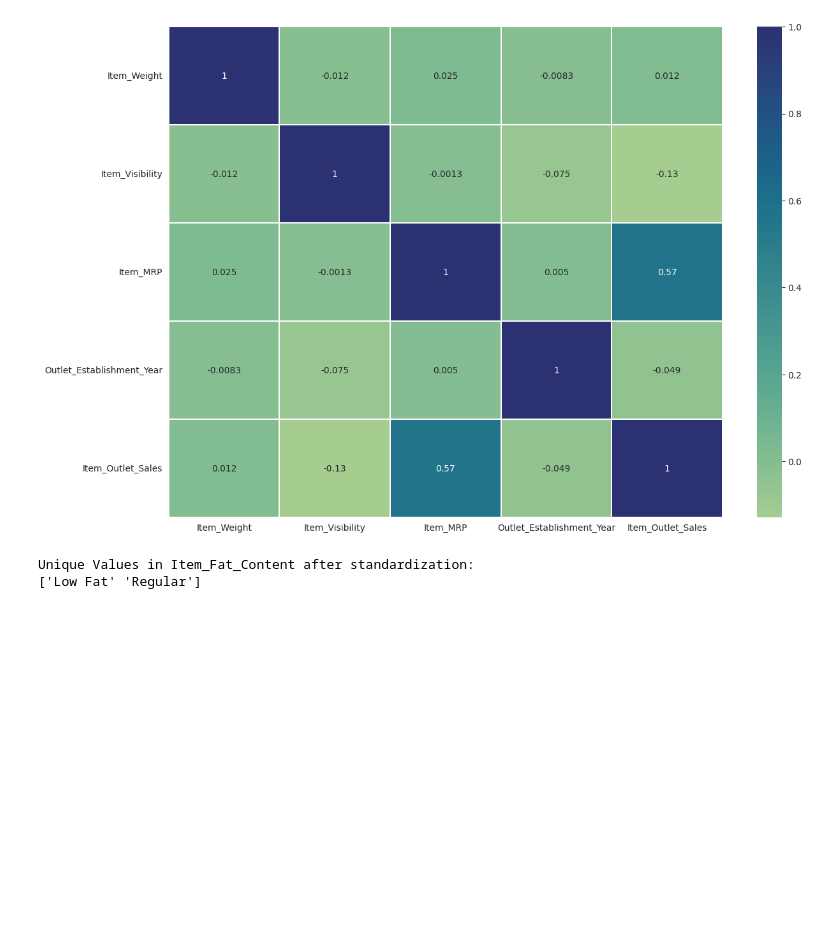
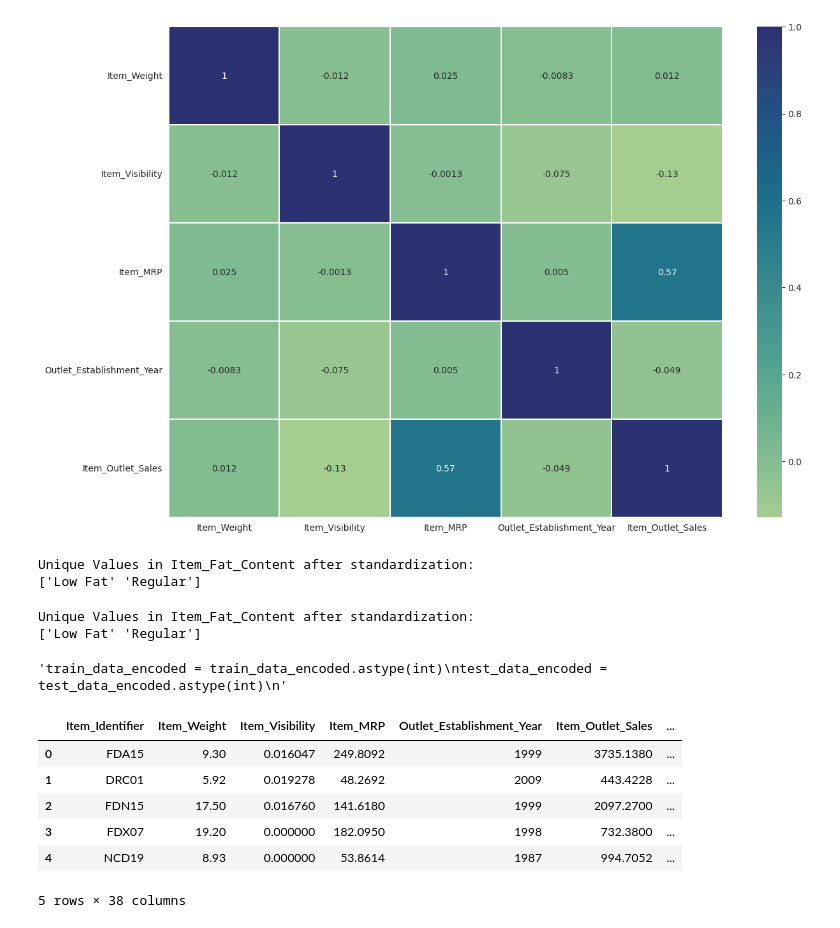
Before and after one commit to AromaDsouza/BigMart_Sales_Prediction, a Jupyter notebook: BigMart_Sales_Prediction.ipynb, the cells around one changed output. Saved outputs shown, nothing was run; the diff lists cells and outputs as text; code cells hidden in the pictures; blank space fills up the shorter version.

```diff
--- a/BigMart_Sales_Prediction.ipynb
+++ b/BigMart_Sales_Prediction.ipynb
@@ -223,8 +236,5 @@ train_data['Outlet_Size'].fillna(train_data['Outlet_Size'].mode()[0], inplace=Tr
 # %%
 #Preprocessing the test data
 
-item_weight_mean = train_data['Item_Weight'].mean()
-outlet_size_mode = train_data['Outlet_Size'].mode()[0]
-
-train_data['Item_Weight'].fillna(item_weight_mean, inplace=True)
-train_data['Outlet_Size'].fillna(outlet_size_mode, inplace=True)
+test_data['Item_Weight'].fillna(train_data['Item_Weight'].mean(), inplace=True)
+test_data['Outlet_Size'].fillna(train_data['Outlet_Size'].mode()[0], inplace=True)
@@ -411,3 +358,40 @@ print(train_data['Item_Fat_Content'].unique())
 # %% [output]
 Unique Values in Item_Fat_Content after standardization:
 ['Low Fat' 'Regular']
+# %%
+#Standardizing the Item_Fat_Content for train data
+test_data['Item_Fat_Content'] = train_data['Item_Fat_Content'].replace({
+    'low fat' : 'Low Fat',
+    'LF' : 'Low Fat',
+    'reg' : 'Regular'
+})
+
+print("Unique Values in Item_Fat_Content after standardization: ")
+print(train_data['Item_Fat_Content'].unique())
+# %% [output]
+Unique Values in Item_Fat_Content after standardization:
+['Low Fat' 'Regular']
+# %%
+#OneHotEncoding
+
+columns_to_encode = ['Item_Fat_Content', 'Item_Type','Outlet_Identifier', 'Outlet_Size','Outlet_Location_Type','Outlet_Type']
+columns_to_encode = [col for col in columns_to_encode if col in train_data.columns]
+
+train_data_encoded = pd.get_dummies(train_data, columns= columns_to_encode, drop_first=True)
+test_data_encoded = pd.get_dummies(test_data, columns = columns_to_encode, drop_first=True)
+# %%
+'''train_data_encoded = train_data_encoded.astype(int)
+test_data_encoded = test_data_encoded.astype(int)
+'''
+# %% [output]
+'train_data_encoded = train_data_encoded.astype(int)\ntest_data_encoded = test_data_encoded.astype(int)\n'
+# %%
+train_data_encoded.head()
+# %% [output]
+|  | Item_Identifier | Item_Weight | Item_Visibility | Item_MRP | Outlet_Establishment_Year | Item_Outlet_Sales | ... |
+| 0 | FDA15 | 9.30 | 0.016047 | 249.8092 | 1999 | 3735.1380 | ... |
+| 1 | DRC01 | 5.92 | 0.019278 | 48.2692 | 2009 | 443.4228 | ... |
+| 2 | FDN15 | 17.50 | 0.016760 | 141.6180 | 1999 | 2097.2700 | ... |
+| 3 | FDX07 | 19.20 | 0.000000 | 182.0950 | 1998 | 732.3800 | ... |
+| 4 | NCD19 | 8.93 | 0.000000 | 53.8614 | 1987 | 994.7052 | ... |
+5 rows × 38 columns
```
Also changed, not shown: parts of 16 cells of this notebook.
